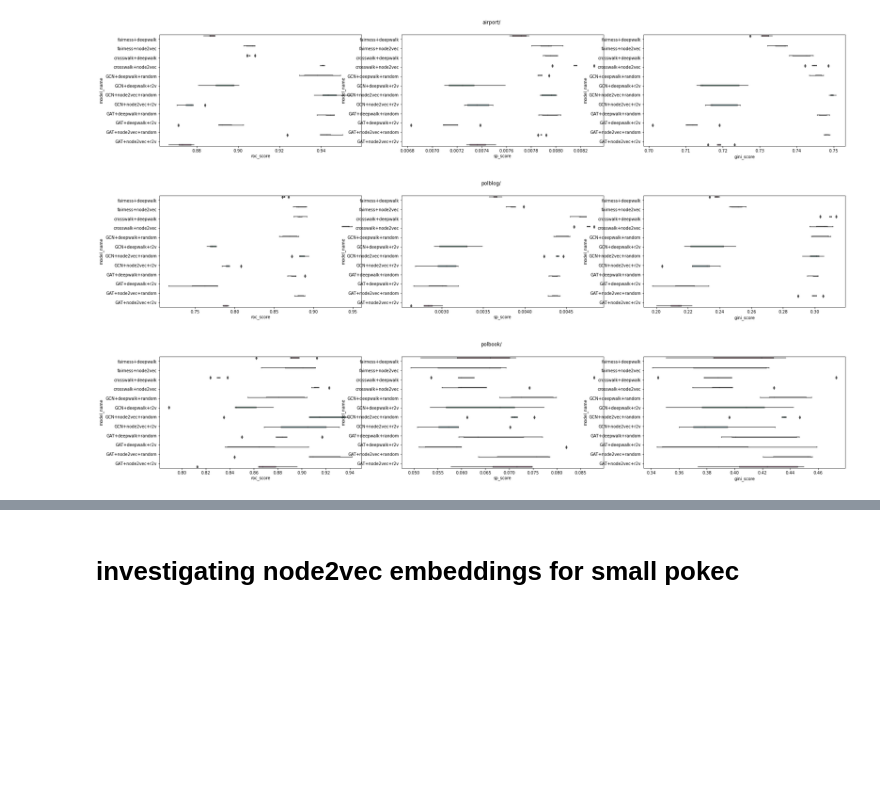
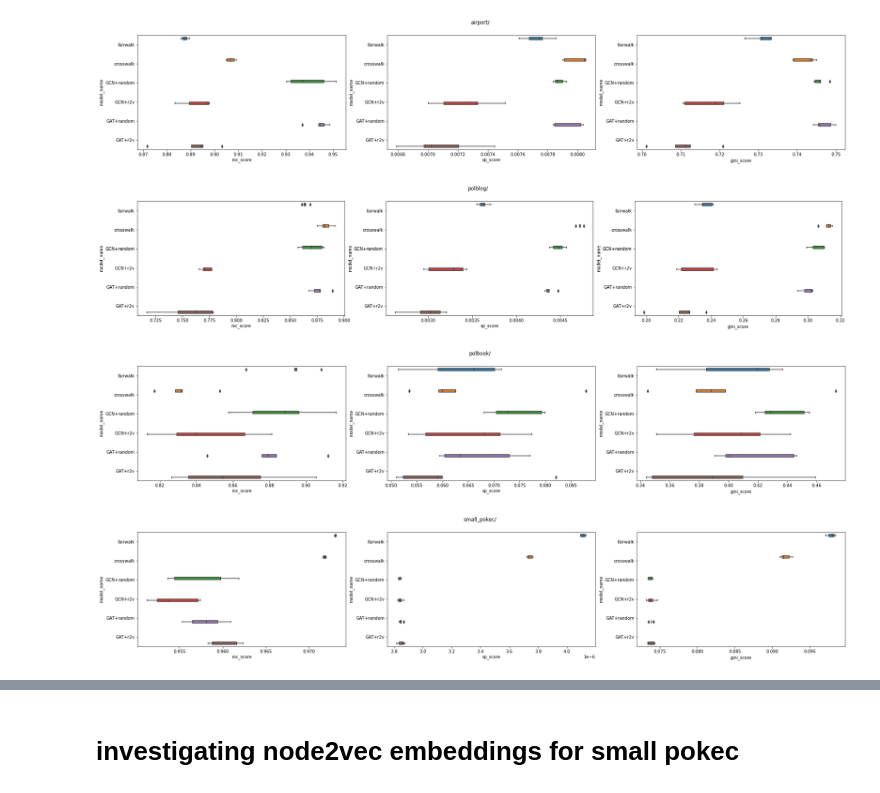
Before and after one commit to thunderock/residual2vec_, a Jupyter notebook: notebooks/RESULTS/aggregate_results.ipynb, the cells around one changed output, grey strips where cells are left out. Drawn from its saved outputs; the diff is of its cells as text; code cells hidden in the pictures; blank space fills up the shorter version.

```diff
--- a/notebooks/RESULTS/aggregate_results.ipynb
+++ b/notebooks/RESULTS/aggregate_results.ipynb
@@ -16,7 +16,7 @@ warnings.filterwarnings('ignore')
 # %%
 DATA_ROOT =  '../../../final_crosswalk/'
 
-DATASETS = ('airport/', 'polblog/', 'polbook/', ) # 'small_pokec/', 'pokec/', )
+DATASETS = ('airport/', 'polblog/', 'polbook/', 'small_pokec/')# , 'pokec/', )
 METRICS = ('roc_score', 'sp_score', 'gini_score')
 # %%
 for metric in METRICS:
@@ -89,0 +191,25 @@ for idx, dataset in enumerate(DATASETS):
+# %%
+# swarm plots
+for dataset in DATASETS:
+    n_metrics = len(METRICS)
+    f, axes = plt.subplots(1, n_metrics, figsize=(30, 5) )
+    f.suptitle(dataset)
+
+    for idx, metric in enumerate(METRICS):
+        file = DATA_ROOT + dataset + metric + '.pkl'
+        df = pd.DataFrame()
+
+        m_dict = pkl.load(open(file, 'rb'))
+        for m in list(m_dict.keys()):
+
+            # removing node2vec and word2vec
+            if any([model in m.lower() for model in ['word2vec', 'node2vec']]):
+                m_dict.pop(m)
+            # remove deepwalk from name
+            if '+deepwalk' in m.lower():
+                m_dict[m.replace('+deepwalk', '')] = m_dict.pop(m)
+        samples = 5
+        df['model_name'] = np.repeat(list(m_dict.keys()), samples)
+        df[metric] = np.concatenate(list(m_dict.values()))
+        sns.swarmplot(ax=axes[idx], data=df, x=metric, y='model_name', hue='model_name', legend=False)
+    plt.show()
@@ -100,8 +231,12 @@ for dataset in DATASETS:
 
         m_dict = pkl.load(open(file, 'rb'))
         for m in list(m_dict.keys()):
-            if 'word2vec' in m.lower():
+            # removing node2vec and word2vec
+            if any([model in m.lower() for model in ['word2vec', 'deepwalk']]):
                 m_dict.pop(m)
+            # remove deepwalk from name
+            if '+node2vec' in m.lower():
+                m_dict[m.replace('+node2vec', '')] = m_dict.pop(m)
         samples = 5
         df['model_name'] = np.repeat(list(m_dict.keys()), samples)
         df[metric] = np.concatenate(list(m_dict.values()))
@@ -114,25 +250,31 @@ for dataset in DATASETS:
 # %%
 # box plots
 for dataset in DATASETS:
     n_metrics = len(METRICS)
     f, axes = plt.subplots(1, n_metrics, figsize=(30, 5) )
     f.suptitle(dataset)
 
     for idx, metric in enumerate(METRICS):
         file = DATA_ROOT + dataset + metric + '.pkl'
         df = pd.DataFrame()
 
         m_dict = pkl.load(open(file, 'rb'))
         for m in list(m_dict.keys()):
-            if 'word2vec' in m.lower():
+
+            # removing node2vec and word2vec
+            if any([model in m.lower() for model in ['word2vec', 'node2vec']]):
                 m_dict.pop(m)
+            # remove deepwalk from name
+            if '+deepwalk' in m.lower():
+                m_dict[m.replace('+deepwalk', '')] = m_dict.pop(m)
         samples = 5
         df['model_name'] = np.repeat(list(m_dict.keys()), samples)
         df[metric] = np.concatenate(list(m_dict.values()))
         sns.boxplot(ax=axes[idx], data=df, x=metric, y='model_name', hue='model_name',)
         axes[idx].get_legend().remove()
     plt.show()
 # %% [output]
-[figure, old version]
+[figure, new version]
-[figure, old version]
+[figure, new version]
-[figure, old version]
+[figure, new version]
+[figure, added]
```
Also changed, not shown: parts of 9 cells of this notebook, 4 other files.
